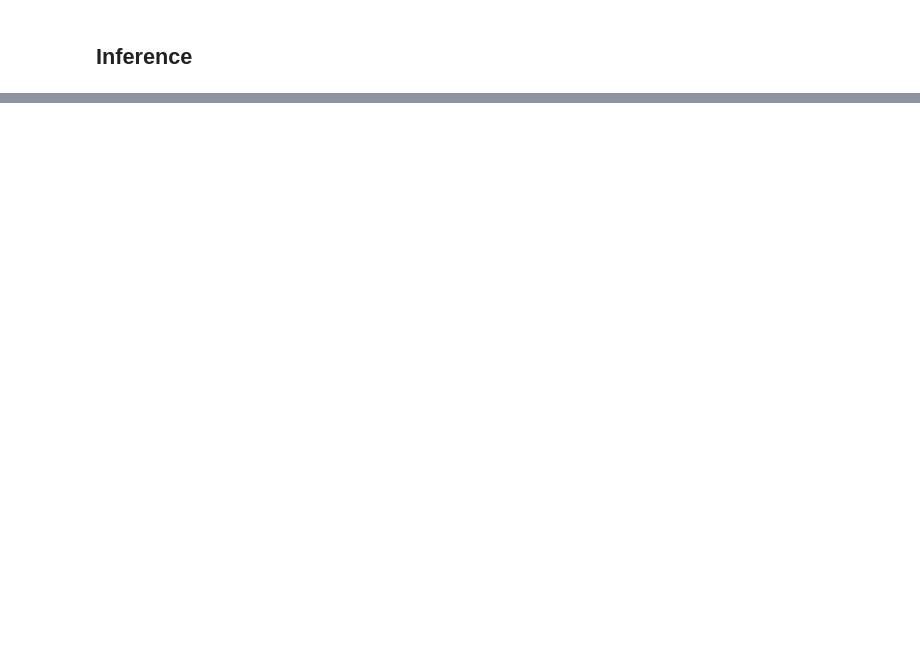
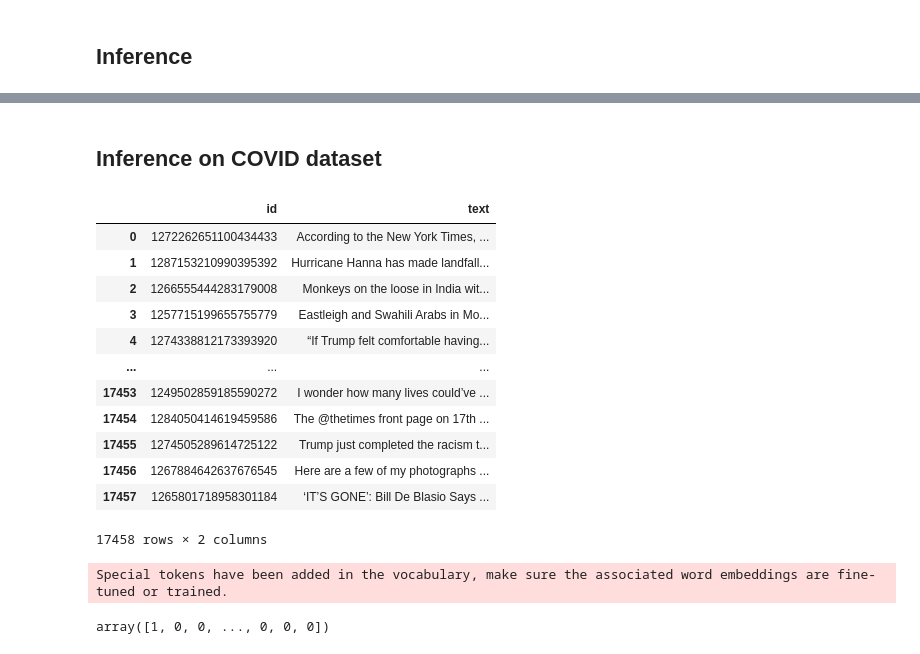
Before and after one commit to Bachfischer/COMP90042-Rumour-Detection-on-Twitter, a Jupyter notebook: src/01_rumour_detection_bertweet.ipynb, the cells around one changed output, grey strips where cells are left out. Drawn from its saved outputs; the diff is of its cells as text; code cells hidden in the pictures; blank space fills up the shorter version.

```diff
--- a/src/01_rumour_detection_bertweet.ipynb
+++ b/src/01_rumour_detection_bertweet.ipynb
@@ -555 +636,25 @@ with open('test-output_v27.json', 'w') as f:
     json.dump(submission, f)
+# %% [markdown]
+## Inference on COVID dataset
+# %%
+covid_df = load_data(data_file = '../data/covid.data.jsonl', label_file = None)
+# %%
+covid_df
+# %% [output]
+|  | id | text |
+| 0 | 1272262651100434433 | According to the New York Times, ... |
+| 1 | 1287153210990395392 | Hurricane Hanna has made landfall... |
+| 2 | 1266555444283179008 | Monkeys on the loose in India wit... |
+| 3 | 1257715199655755779 | Eastleigh and Swahili Arabs in Mo... |
+| 4 | 1274338812173393920 | “If Trump felt comfortable having... |
+| ... | ... | ... |
+| 17453 | 1249502859185590272 | I wonder how many lives could’ve ... |
+| 17454 | 1284050414619459586 | The @thetimes front page on 17th ... |
+| 17455 | 1274505289614725122 | Trump just completed the racism t... |
+| 17456 | 1267884642637676545 | Here are a few of my photographs ... |
+| 17457 | 1265801718958301184 | ‘IT’S GONE’: Bill De Blasio Says ... |
+17458 rows × 2 columns
+# %%
+train_dataloader,covid_dataloader = prepare_dataloaders(combined_df, covid_df)
+# %% [output]
+Special tokens have been added in the vocabulary, make sure the associated word embeddings are fine-tuned or trained.
@@ -555,0 +669,4 @@ with open('test-output_v27.json', 'w') as f:
+# %%
+pred_labels
+# %% [output]
+array([1, 0, 0, ..., 0, 0, 0])
```
Also changed, not shown: parts of 23 cells of this notebook.
